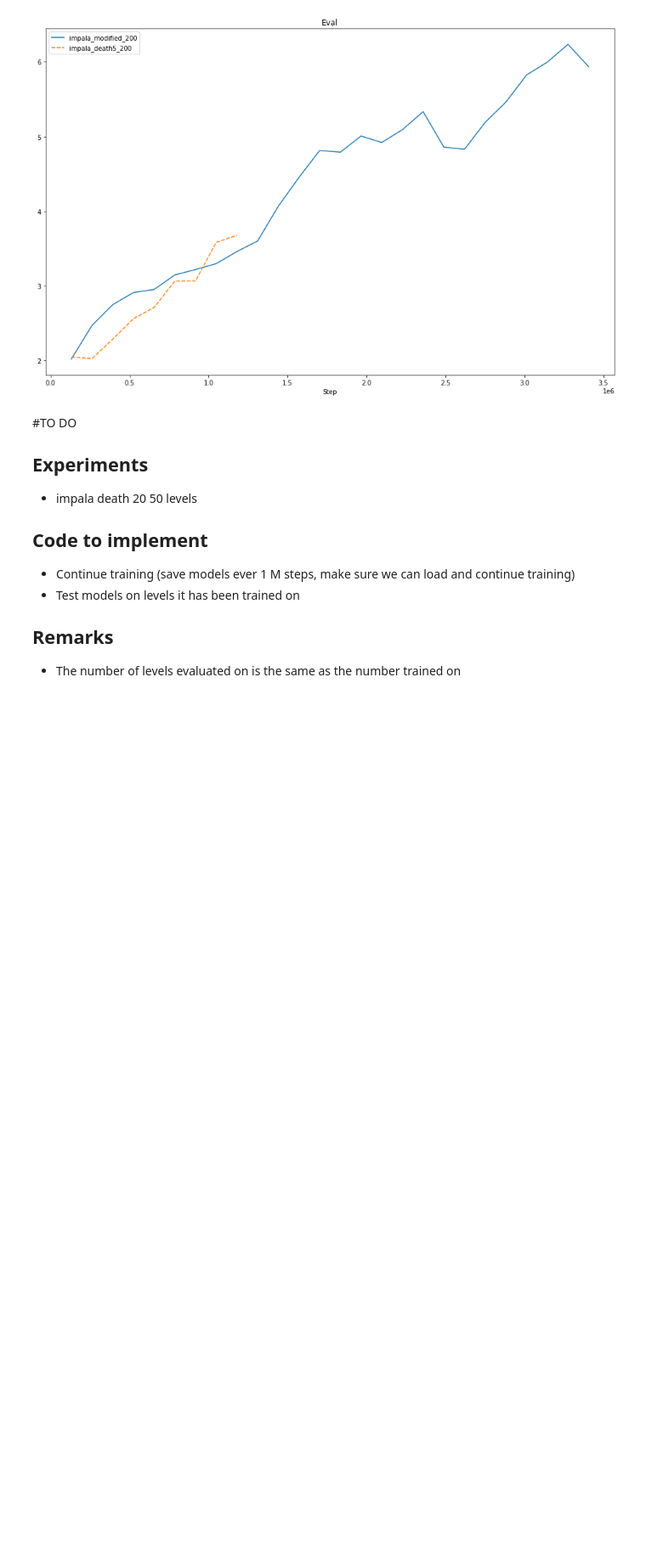
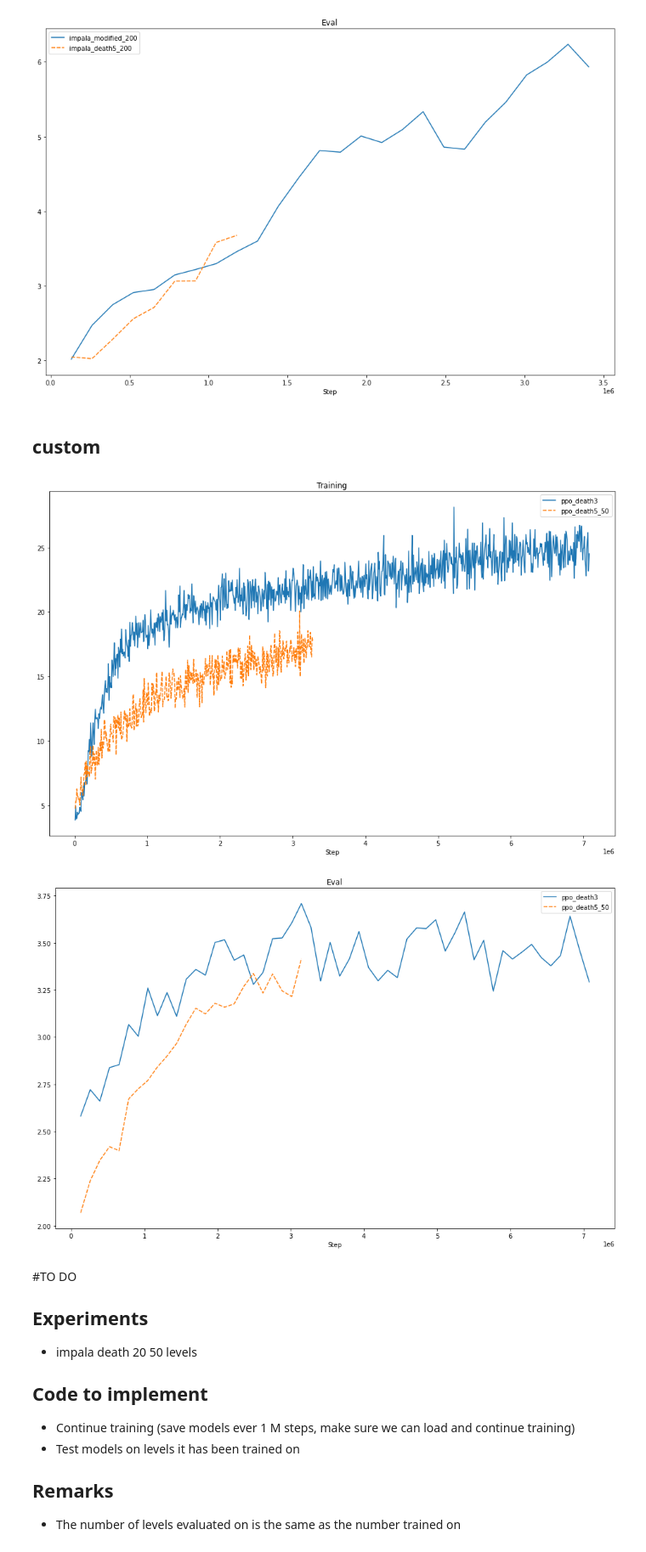
Before and after one commit to SebastianLarssonDTU/02456-Reinforcement-Learning-Project, a Jupyter notebook: Graphs.ipynb, the cells around one changed output. Shown at 85% size. Saved outputs shown, nothing was run; the diff lists cells and outputs as text; code cells hidden in the pictures; blank space fills up the shorter version.

```diff
--- a/Graphs.ipynb
+++ b/Graphs.ipynb
@@ -384,6 +380,15 @@ plot_eval_graphs(chosen_files, legend = legend)
 # %% [output]
 [figure]
 [figure]
+# %% [markdown]
+## custom
+# %%
+chosen_files = [ppo_death3, ppo_death5_50]
+plot_training_graphs(chosen_files, legend = legend)
+plot_eval_graphs(chosen_files, legend = legend)
+# %% [output]
+[figure, added]
+[figure, added]
 # %% [markdown]
 #TO DO
 
```
Also changed, not shown: parts of 8 cells of this notebook.
